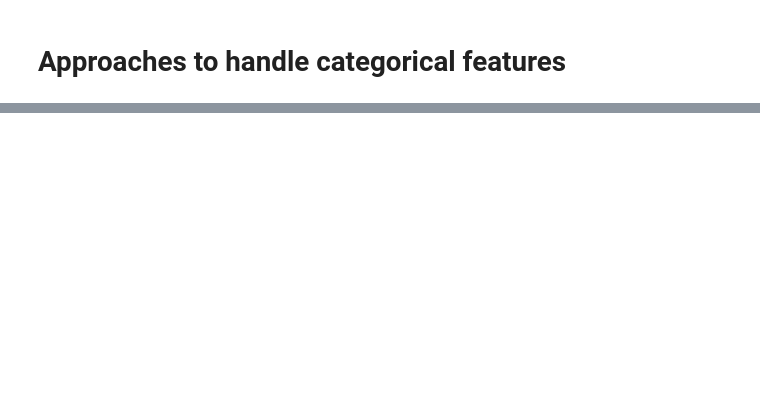
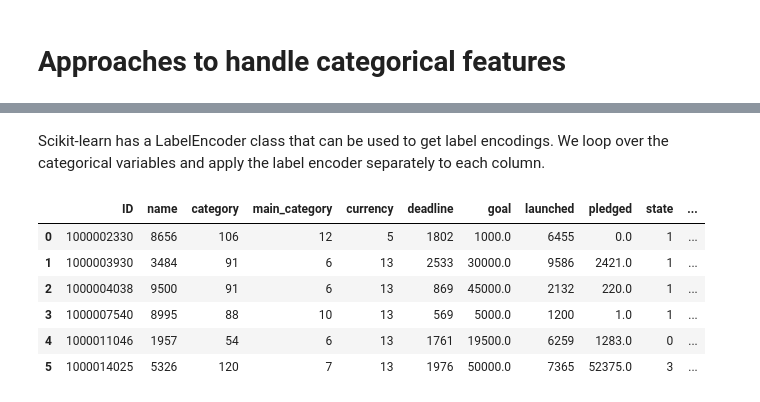
Before and after one commit to Omarsawan/Feature-construction-and-Categorical-features-tutorial, a Jupyter notebook: Feature_Construction.ipynb, the cells around one changed output, grey strips where cells are left out. Saved outputs shown, nothing was run; the diff lists cells and outputs as text; code cells hidden in the pictures; blank space fills up the shorter version.

```diff
--- a/Feature_Construction.ipynb
+++ b/Feature_Construction.ipynb
@@ -28,0 +32,20 @@ data.head(6)
+# %%
+#make a data series with index equal to the column name and the value of the index is whether this column is of type object
+indicesObjects=(data.dtypes=='object')
+#make a data series with index equal to the column name and the value of the index is whether this column is of type datetime
+indicesDate=(data.dtypes=='datetime64[ns]')
+
+#make a data series with columns that have true only
+objectColumns=indices[indicesObjects]
+dateColumns=indices[indicesDate]
+
+#show only the index (which is the column name of categorical features)
+objectsList=list(objectColumns.index)
+datetimeList=list(dateColumns.index)
+
+categoricalFeatures=(objectsList+datetimeList)
+
+print('Columns with data type object: ',objectsList)
+print('Columns with data type datetime: ',datetimeList)
+print('Categorical features are',categoricalFeatures)
+print('Count of Categorical features is',len(categoricalFeatures))
@@ -30,0 +81,21 @@ data.head(6)
+# %% [markdown]
+Scikit-learn has a LabelEncoder class that can be used to get label encodings. We loop over the categorical variables and apply the label encoder separately to each column.
+# %%
+from sklearn.preprocessing import LabelEncoder
+
+# Make copy to avoid changing original data
+label_data = data.copy()
+
+# Apply label encoder to each column with categorical data
+label_encoder = LabelEncoder()
+for col in categoricalFeatures:
+    label_data[col] = label_encoder.fit_transform(data[col])
+label_data.head(6)
+# %% [output]
+|  | ID | name | category | main_category | currency | deadline | goal | launched | pledged | state | ... |
+| 0 | 1000002330 | 8656 | 106 | 12 | 5 | 1802 | 1000.0 | 6455 | 0.0 | 1 | ... |
+| 1 | 1000003930 | 3484 | 91 | 6 | 13 | 2533 | 30000.0 | 9586 | 2421.0 | 1 | ... |
+| 2 | 1000004038 | 9500 | 91 | 6 | 13 | 869 | 45000.0 | 2132 | 220.0 | 1 | ... |
+| 3 | 1000007540 | 8995 | 88 | 10 | 13 | 569 | 5000.0 | 1200 | 1.0 | 1 | ... |
+| 4 | 1000011046 | 1957 | 54 | 6 | 13 | 1761 | 19500.0 | 6259 | 1283.0 | 0 | ... |
+| 5 | 1000014025 | 5326 | 120 | 7 | 13 | 1976 | 50000.0 | 7365 | 52375.0 | 3 | ... |
```
Also changed, not shown: parts of 29 cells of this notebook, 1 other file.
